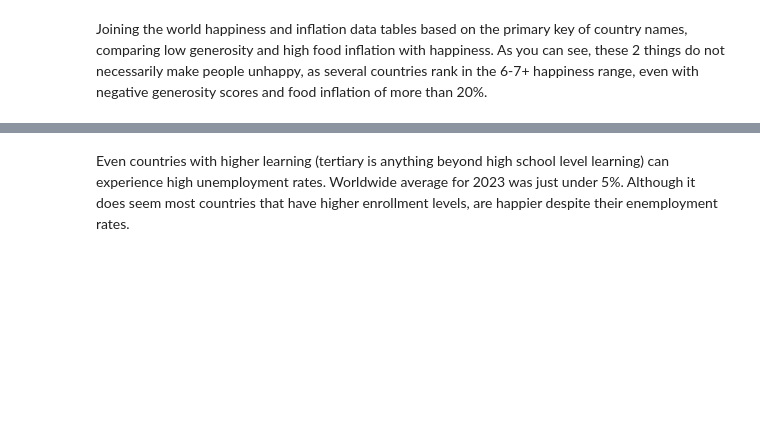
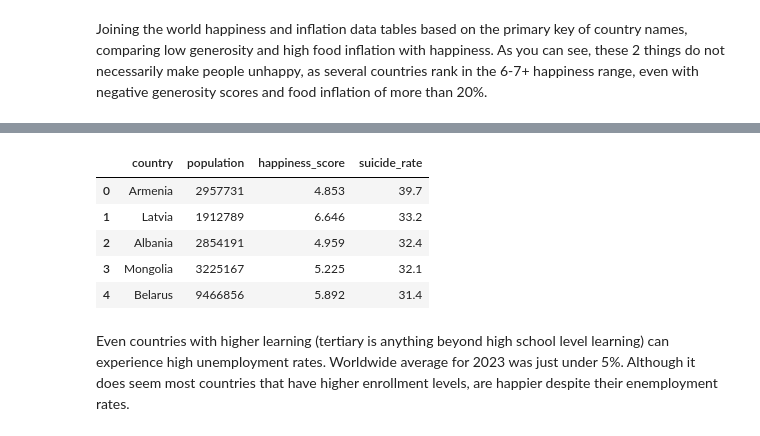
Before and after one commit to tara-hylton/world_happiness, a Jupyter notebook: world happiness.ipynb, the cells around one changed output, grey strips where cells are left out. Saved outputs shown, nothing was run; the diff lists cells and outputs as text; code cells hidden in the pictures; blank space fills up the shorter version.

```diff
--- a/world happiness.ipynb
+++ b/world happiness.ipynb
@@ -706,3 +707,21 @@ query(suicide)
+# %%
+suicide_high ="""
+    SELECT expectancy.country, global.population, expectancy.happiness_score, expectancy.suicide_rate FROM expectancy
+    RIGHT JOIN global
+    ON expectancy.country = global.country
+    WHERE suicide_rate > 30 AND suicide_rate != 'No data'
+    ORDER by suicide_rate DESC
+    LIMIT 5;
+"""
+
+query(suicide_high)
+# %% [output]
+|  | country | population | happiness_score | suicide_rate |
+| 0 | Armenia | 2957731 | 4.853 | 39.7 |
+| 1 | Latvia | 1912789 | 6.646 | 33.2 |
+| 2 | Albania | 2854191 | 4.959 | 32.4 |
+| 3 | Mongolia | 3225167 | 5.225 | 32.1 |
+| 4 | Belarus | 9466856 | 5.892 | 31.4 |
 # %% [markdown]
 Even countries with higher learning (tertiary is anything beyond high school level learning) can experience high unemployment rates. Worldwide average for 2023 was just under 5%. Although it does seem most countries that have higher enrollment levels, are happier despite their enemployment rates.
 # %%
```
Also changed, not shown: parts of 7 cells of this notebook, 3 other files.
